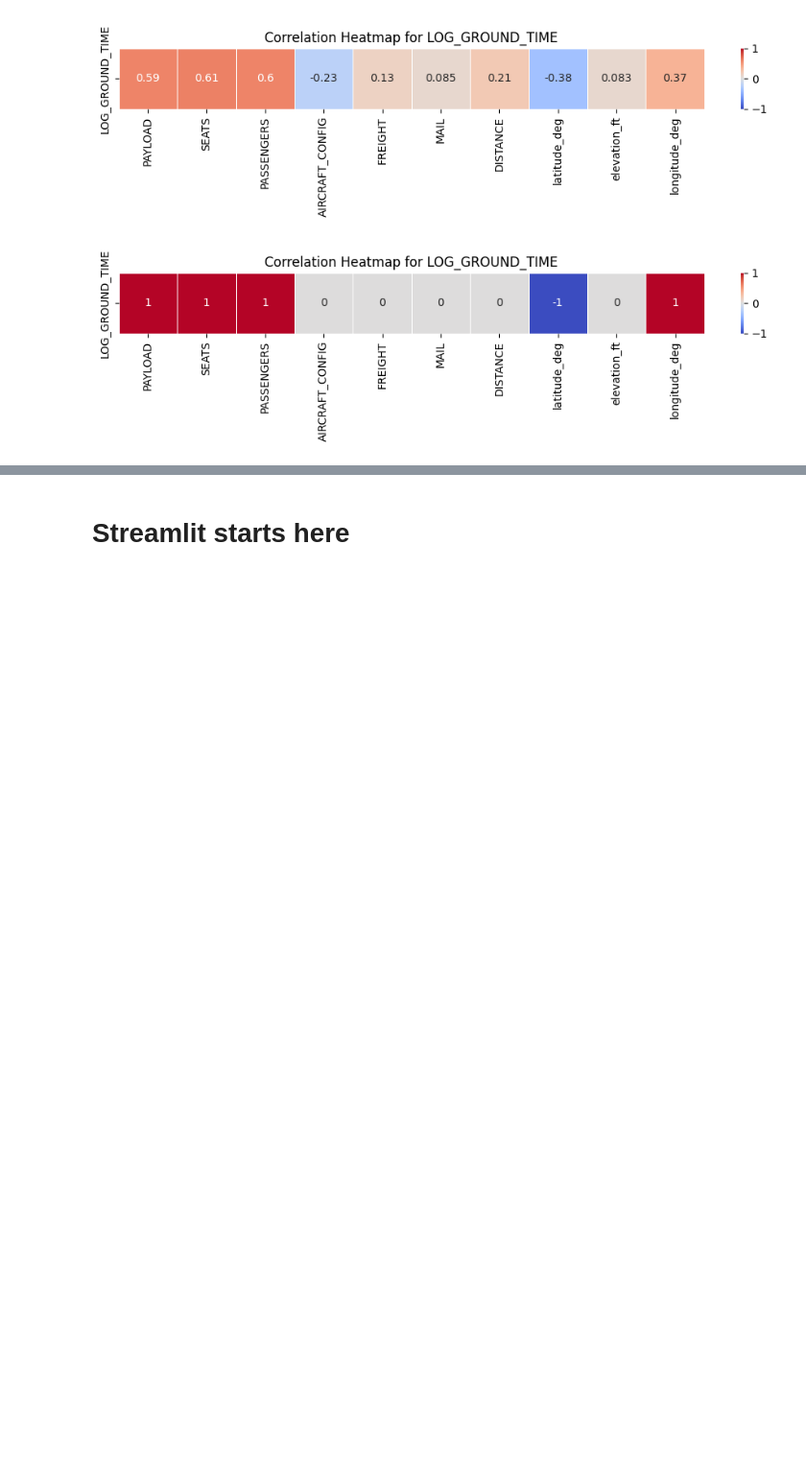
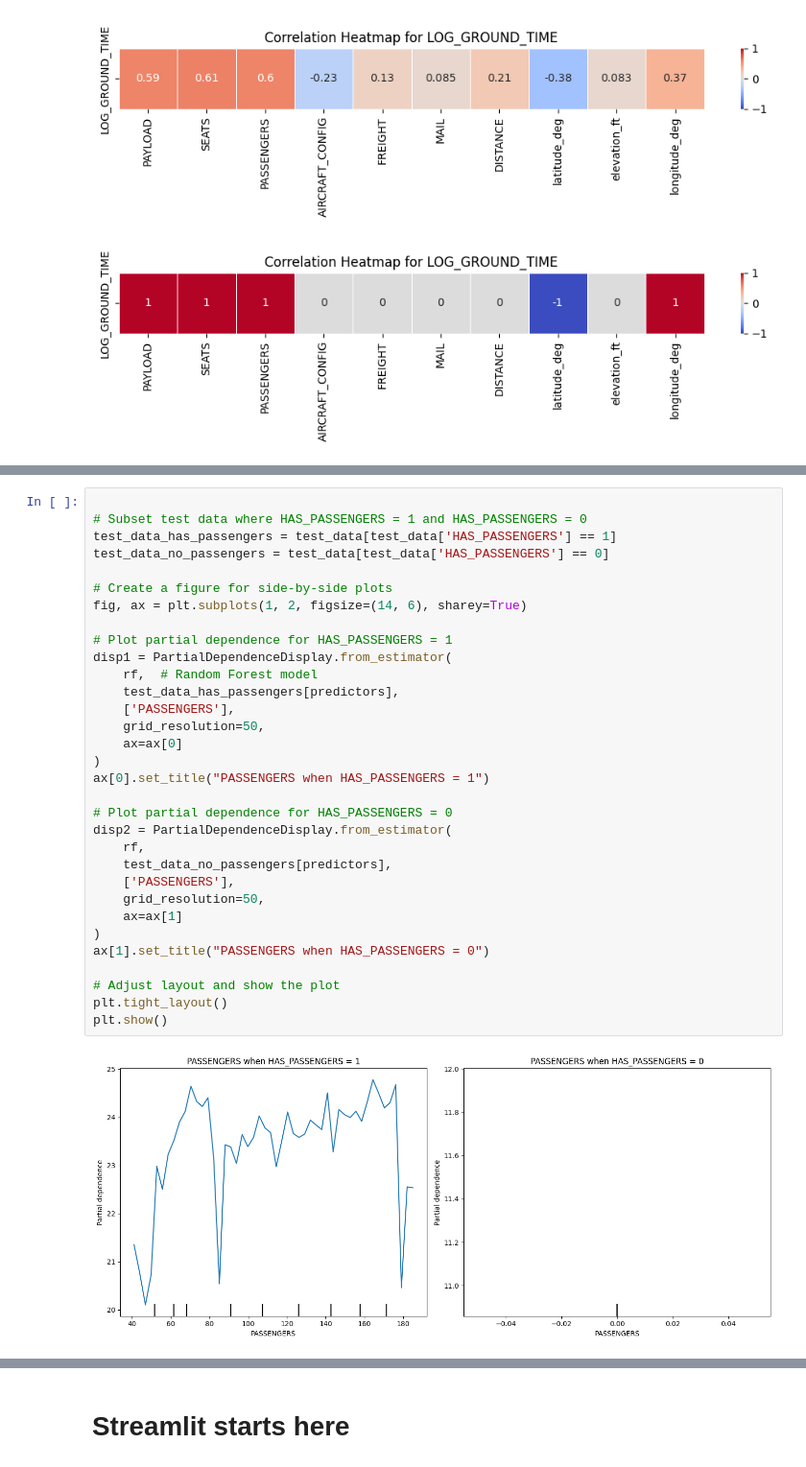
Before and after one commit to pietonov/AirGroundTime, a Jupyter notebook: Project.ipynb, the cells around one changed output, grey strips where cells are left out. Shown at 96% size. Cells and saved outputs as stored; diff of their text form; blank space fills up the shorter version.

```diff
--- a/Project.ipynb
+++ b/Project.ipynb
@@ -369,0 +1808,34 @@ plt.show()
+# %%
+
+# Subset test data where HAS_PASSENGERS = 1 and HAS_PASSENGERS = 0
+test_data_has_passengers = test_data[test_data['HAS_PASSENGERS'] == 1]
+test_data_no_passengers = test_data[test_data['HAS_PASSENGERS'] == 0]
+
+# Create a figure for side-by-side plots
+fig, ax = plt.subplots(1, 2, figsize=(14, 6), sharey=True)
+
+# Plot partial dependence for HAS_PASSENGERS = 1
+disp1 = PartialDependenceDisplay.from_estimator(
+    rf,  # Random Forest model
+    test_data_has_passengers[predictors],
+    ['PASSENGERS'],
+    grid_resolution=50,
+    ax=ax[0]
+)
+ax[0].set_title("PASSENGERS when HAS_PASSENGERS = 1")
+
+# Plot partial dependence for HAS_PASSENGERS = 0
+disp2 = PartialDependenceDisplay.from_estimator(
+    rf,
+    test_data_no_passengers[predictors],
+    ['PASSENGERS'],
+    grid_resolution=50,
+    ax=ax[1]
+)
+ax[1].set_title("PASSENGERS when HAS_PASSENGERS = 0")
+
+# Adjust layout and show the plot
+plt.tight_layout()
+plt.show()
+# %% [output]
+[figure, added]
```
Also changed, not shown: parts of 139 cells of this notebook, 1 other file.
